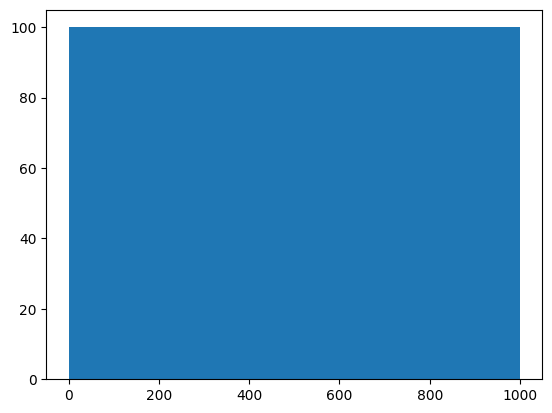
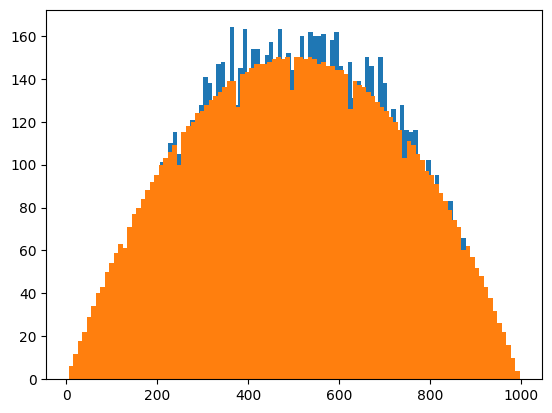
Code edit (unified diff) that turned the first committed figure into the second:
--- before
+++ after
@@ -4,5 +4,8 @@
 from core.loss import get_multirank_stratified_random_timesteps
 
-_ = plt.hist(get_multirank_stratified_random_timesteps(10000, device='cpu', distribution='uniform', alpha=3, beta=1.5
+_ = plt.hist(get_multirank_stratified_random_timesteps(10000, device='cpu', distribution='lognormal', alpha=1.2, beta=1.2
+
+                                                       ), bins=100)
+_ = plt.hist(get_multirank_stratified_random_timesteps(10000, device='cpu', distribution='beta', alpha=2, beta=2
 
                                                        ), bins=100)

Commit: shift is fixed